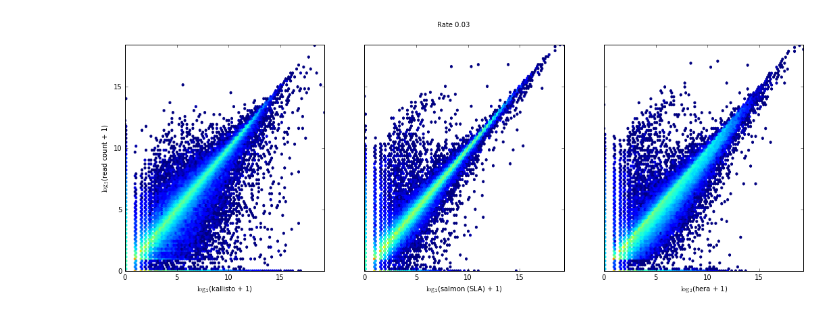
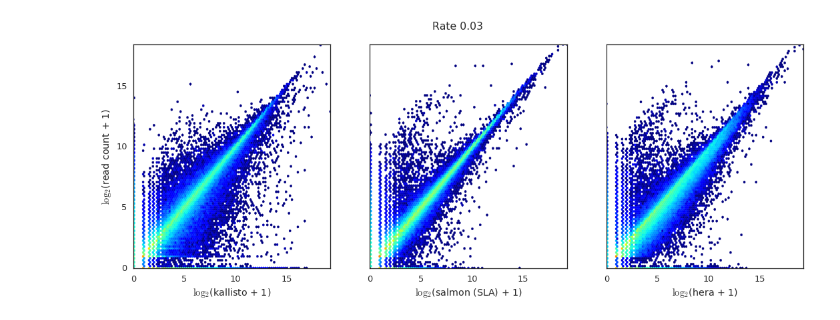
Before and after one commit to COMBINE-lab/selective-alignment-experiment, a Jupyter notebook: notebook/Mutation Analysis.ipynb, the cells around one changed output. Saved outputs shown, nothing was run; the diff lists cells and outputs as text; code cells hidden in the pictures.

```diff
--- a/notebook/Mutation Analysis.ipynb
+++ b/notebook/Mutation Analysis.ipynb
@@ -6,6 +6,8 @@ import sklearn.metrics
 import seaborn as sns
 import mpl_scatter_density
 %matplotlib inline
+sns.set_style('white')
+sns.set_context('talk')
 # %%
 def l(x, c=1.0):
     return np.log2(x+1)
@@ -54,7 +56,7 @@ metrics = {
 # %%
 mrate_dict = {mrate : \
              {'hera' : '../SRR5638585_polyreads_full/quant_mutated{}/reads_93/hera_out/abundance.tsv'.format(mrate),
-             'salmon (SLA)' : '../SRR5638585_polyreads_full/quant_mutated{}/reads_93/salmon_out/no_option/quant.sf'.format(mrate),
+             'salmon (SLA)' : '../SRR5638585_polyreads_full/quant_mutated{}/reads_93/salmon_out/soft_filter/quant.sf'.format(mrate),
              #'salmon (Bowtie2)' : '../SRR5638585_polyreads_full/quant_mutated{}/reads_93/bowtie_out/no_option/quant.sf'.format(mrate),
              #'salmon (STAR)' : '../SRR5638585_polyreads_full/quant_mutated{}/reads_93/star_out/no_option/quant.sf'.format(mrate),
              'polyester' : '../SRR5638585_polyreads_full/quant_mutated{}/reads_93/truth.tsv'.format(mrate),
@@ -108,22 +145,0 @@ mrate_dict[5]
-# %%
-def draw_mut_hexbins(m, mrate):
-    #f = plt.figure()
-    f, (ax1, ax2, ax3) = plt.subplots(1, 3, sharey=True, figsize=(18, 6))
-    #plt.figure()
-    #plt.subplot(131)
-    ax2.hexbin(l(m[mrate]['count_polyester_mut{}'.format(mrate)].values), \
-               l(m[mrate]['NumReads_salmon (SLA)_mut{}'.format(mrate)].values), \
-               mincnt=1, gridsize=100, bins='log')
-    ax2.set_xlabel("$\log_2$(salmon (SLA) + 1)")
-    #plt.subplot(132)
-    ax1.hexbin(l(m[mrate]['count_polyester_mut{}'.format(mrate)].values), \
-               l(m[mrate]['est_counts_kallisto_mut{}'.format(mrate)].values), \
-               mincnt=1, gridsize=100, bins='log')
-    ax1.set_xlabel("$\log_2$(kallisto + 1)")
-    ax1.set_ylabel("$\log_2$(read count + 1)")
-    #plt.subplot(133)
-    ax3.hexbin(l(m[mrate]['count_polyester_mut{}'.format(mrate)].values), \
-               l(m[mrate]['est_counts_hera_mut{}'.format(mrate)].values), \
-           mincnt=1, gridsize=100, bins='log')
-    ax3.set_xlabel("$\log_2$(hera + 1)")
-    plt.suptitle("Rate 0.0{}".format(mrate))
@@ -130,4 +154,4 @@ def draw_mut_hexbins(m, mrate):
 # %%
-draw_mut_hexbins(mut_quants, 3)
+draw_mut_hexbins(mut_quants, 3, saveas='scatter_mut3.pdf')
 # %% [output]
-[figure, old version]
+[figure, new version]
```
Also changed, not shown: parts of 24 cells of this notebook.
